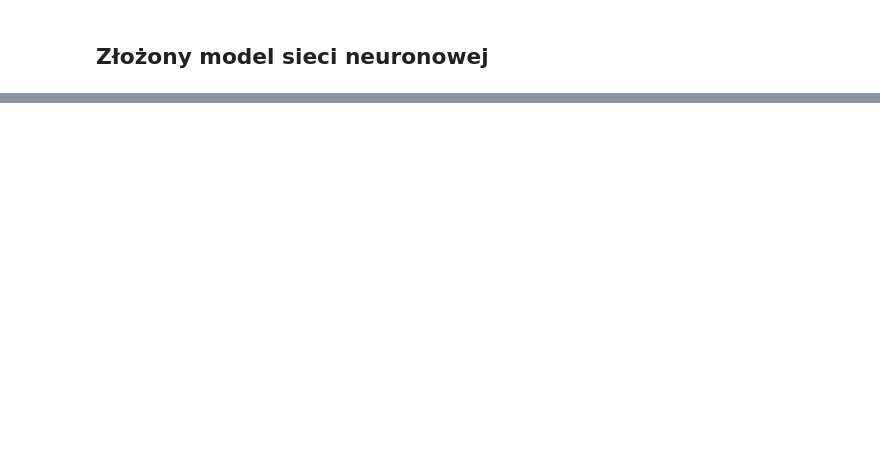
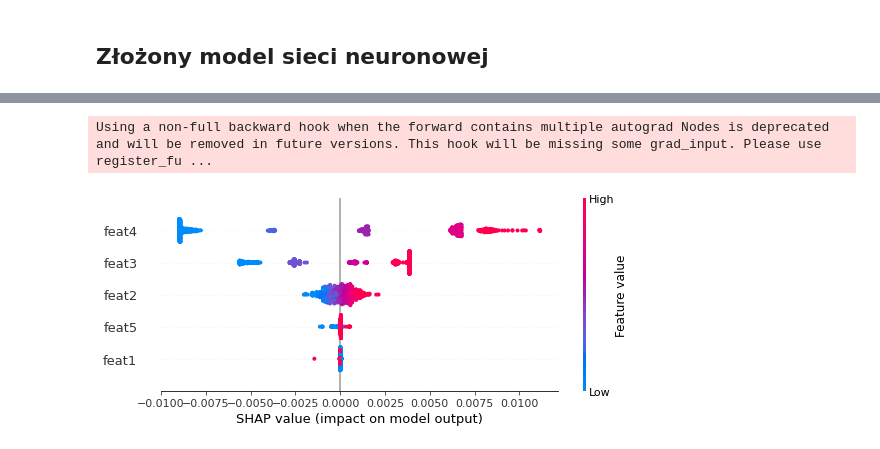
Before and after one commit to Jedrek00/ISWD, a Jupyter notebook: Project3/raport.ipynb, the cells around one changed output, grey strips where cells are left out. Saved outputs shown, nothing was run; the diff lists cells and outputs as text; code cells hidden in the pictures; blank space fills up the shorter version.

```diff
--- a/Project3/raport.ipynb
+++ b/Project3/raport.ipynb
@@ -350,2 +365,24 @@ tensor([[ 0.0030],
 # %% [markdown]
 ## Złożony model sieci neuronowej
+# %%
+X_tens = torch.tensor(X.values, dtype=torch.float32)
+y_tens = torch.tensor(y, dtype=torch.float32).reshape(-1, 1)
+# %%
+class Deep_Model(nn.Module):
+    def __init__(self):
+        super().__init__()
+        self.layer1 = nn.Linear(5, 5)
+        self.act1 = nn.ReLU()
+        self.layer2 = nn.Linear(5, 5)
+        self.act2 = nn.ReLU()
+        self.layer3 = nn.Linear(5, 5)
+        self.act3 = nn.ReLU()
+        self.output = nn.Linear(5, 1)
+        self.sigmoid = nn.Sigmoid()
+
+    def forward(self, x):
+        x = self.act1(self.layer1(x))
+        x = self.act2(self.layer2(x))
+        x = self.act3(self.layer3(x))
+        x = self.sigmoid(self.output(x))
+        return x
@@ -351,0 +428,4 @@ tensor([[ 0.0030],
+# %%
+X_train, X_test, y_train, y_test = train_test_split(X_tens, y_tens, train_size=0.75, shuffle=True)
+model = Deep_Model()
+acc = model_train(model, X_train , y_train, X_test, y_test)
@@ -351,0 +453,7 @@ tensor([[ 0.0030],
+# %%
+explainer = shap.DeepExplainer(model, X_tens)
+shap_values = explainer.shap_values(X_tens)
+shap.summary_plot(shap_values, X_tens, feature_names=["feat1", "feat2", "feat3", "feat4", "feat5"])
+# %% [output]
+Using a non-full backward hook when the forward contains multiple autograd Nodes is deprecated and will be removed in future versions. This hook will be missing some grad_input. Please use register_fu ...
+[figure, added]
```
Also changed, not shown: parts of 25 cells of this notebook, 2 other files.
